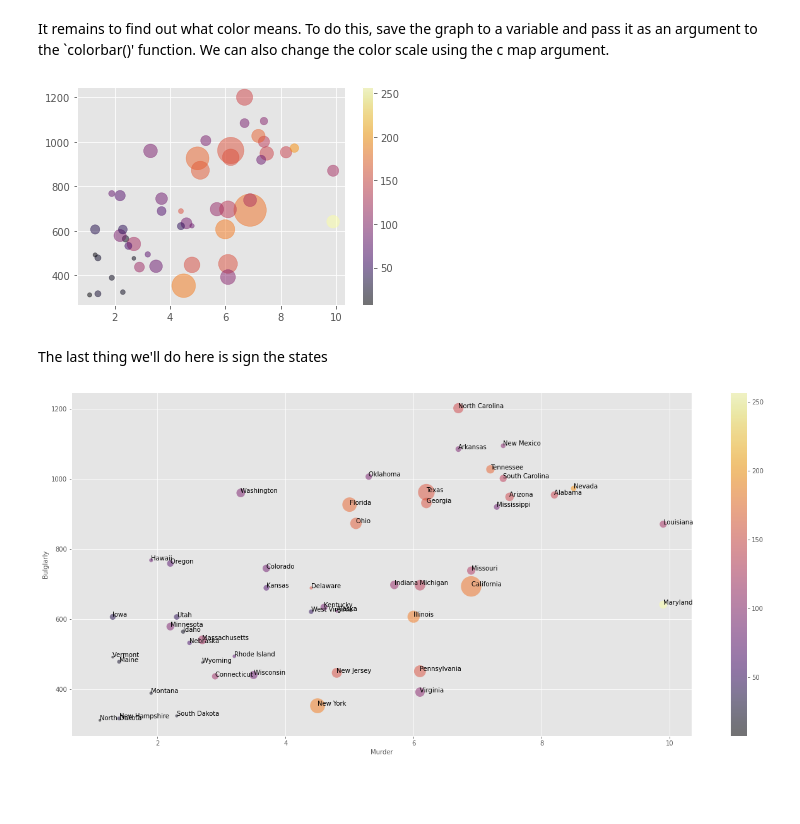
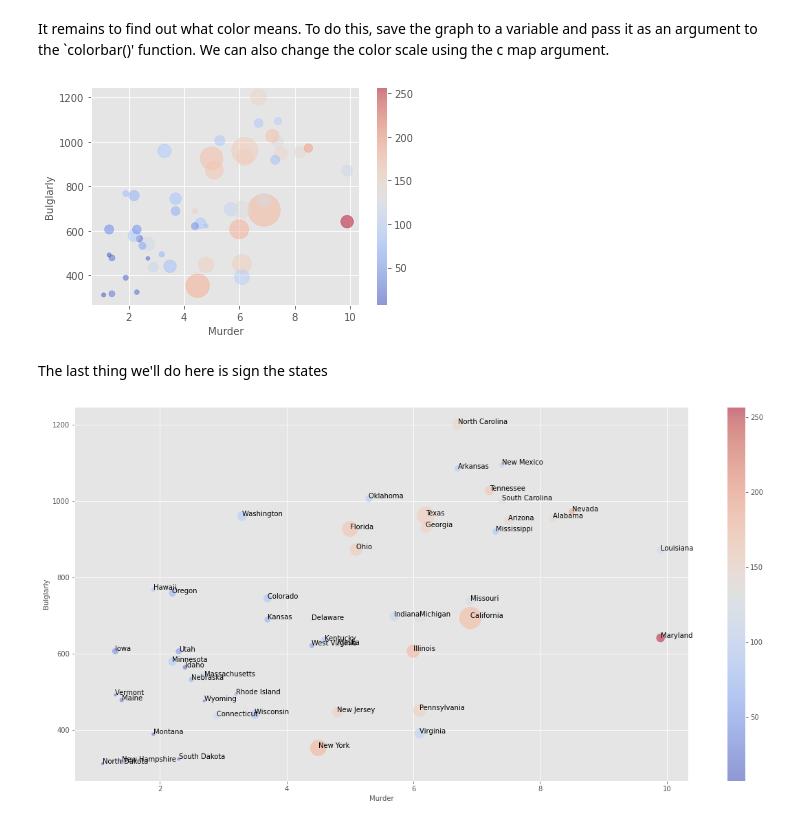
Before and after one commit to ilyaaaaaaaa/-Data_Analysis_HSE-UoL_IR.github.io, a Jupyter notebook: sems/sem081_visual_intro.ipynb, the cells around one changed output. Saved outputs shown, nothing was run; the diff lists cells and outputs as text; code cells hidden in the pictures; blank space fills up the shorter version.

```diff
--- a/sems/sem081_visual_intro.ipynb
+++ b/sems/sem081_visual_intro.ipynb
@@ -660,42 +740,48 @@ ax.scatter(crimes['murder'], crimes['burglary'],
 It remains to find out what color means. To do this, save the graph to a variable and pass it as an argument to the `colorbar()' function. We can also change the color scale using the c map argument.
 # %%
 fig, ax = plt.subplots()
-color_graph = ax.scatter(crimes['murder'], crimes['burglary'],
+color_graph = ax.scatter(crimes['murder'],
+                         crimes['burglary'],
                          s = crimes['population']/35000,
                          alpha = 0.5,
-                         cmap = 'inferno',
+                         cmap = 'coolwarm',
                          c = crimes['Robbery'])
-plt.colorbar(color_graph);
+plt.colorbar(color_graph)
+
+ax.set_xlabel('Murder', fontsize = 10)
+ax.set_ylabel('Bulglarly', fontsize = 10)
+
+plt.show();
 # %% [output]
-[figure, old version]
+[figure, new version]
 # %% [markdown]
 The last thing we'll do here is sign the states
 # %%
-fig, ax = plt.subplots(figsize = (22,10))
+fig, ax = plt.subplots(figsize = (20,10))
 
 color_graph = ax.scatter(
-    crimes['murder'],
-    crimes['burglary'],
+    x = crimes['murder'],
+    y = crimes['burglary'],
     s = crimes['population']/35000,
     c = crimes['Robbery'],
-    cmap = 'inferno',
+    cmap = 'coolwarm',
     alpha = 0.5,
     linewidth = 0)
-
-ax.yaxis.set_ticks_position('left')
-ax.xaxis.set_ticks_position('bottom')
 
 ax.set_xlabel('Murder', fontsize = 10)
 ax.set_ylabel('Bulglarly', fontsize = 10)
 
 for i, state in enumerate(crimes['state']):  # using enumerate, we create an index - state name tuple object from columns with state names.
-    ax.annotate(state, (crimes['murder'][i], crimes['burglary'][i]), fontsize = 10)
+    ax.annotate(
+        text=state,
+        xy=(crimes['murder'][i], crimes['burglary'][i]),
+        fontsize = 10)
 
 # we use the annotate method, which we tell that we need to take the name of the state
 # from the tuple that was created using enumerate, and the coordinates of the signature are set using
 # the values of our variables x and y for the desired index from the enumerate object (refers to the desired
 # row in dataframe)
 
 plt.colorbar(color_graph);
 # %% [output]
-[figure, old version]
+[figure, new version]
```
Also changed, not shown: parts of 135 cells of this notebook, 1 other file.
